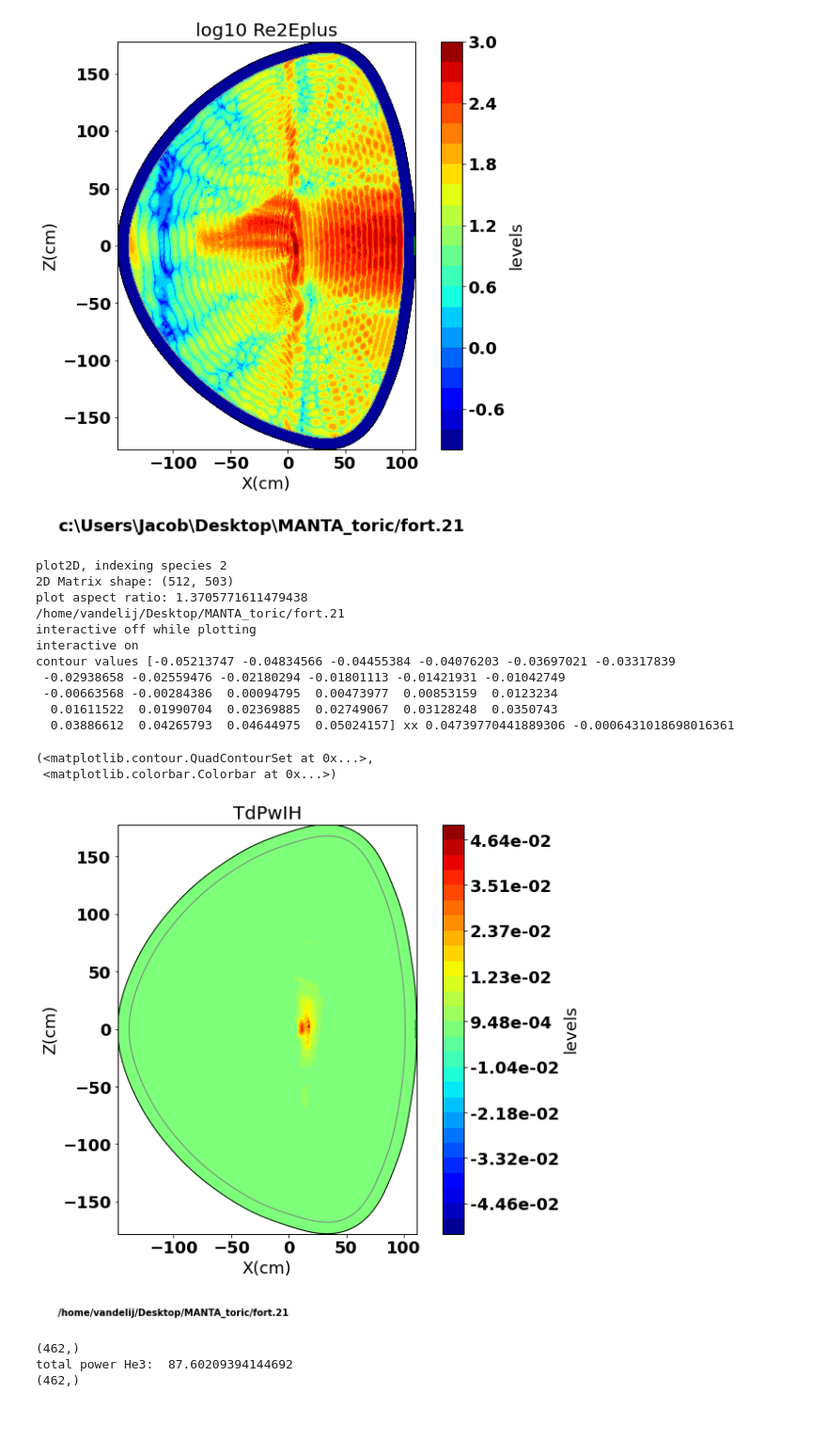
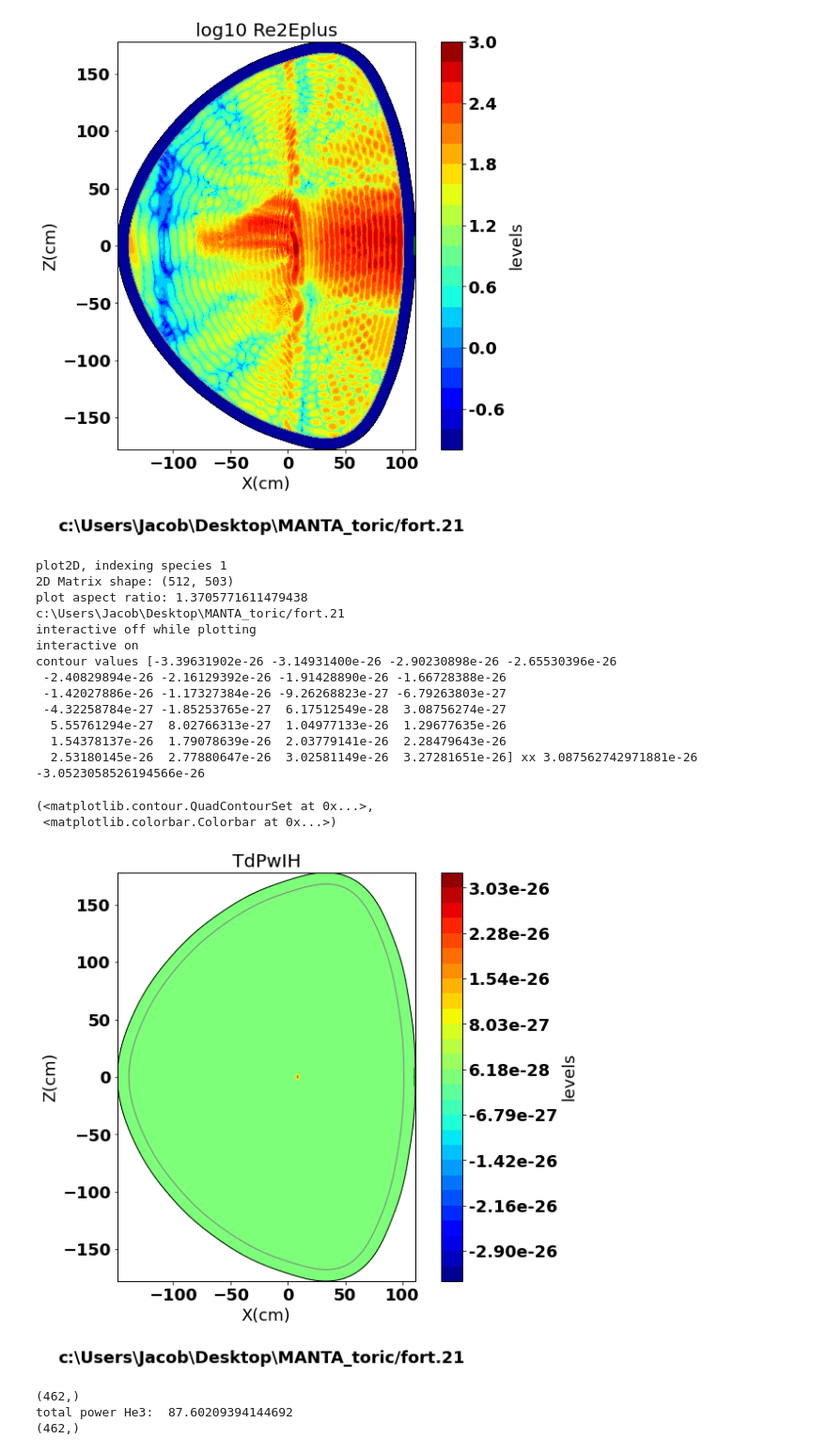
Before and after one commit to vandelij/MANTA_toric, a Jupyter notebook: process_toric_cql.ipynb, the cells around one changed output. Shown at 94% size. Saved outputs shown, nothing was run; the diff lists cells and outputs as text; code cells hidden in the pictures; blank space fills up the shorter version.

```diff
--- a/process_toric_cql.ipynb
+++ b/process_toric_cql.ipynb
@@ -168,22 +175,24 @@ contour values [-1.  -0.8 -0.6 -0.4 -0.2  0.   0.2  0.4  0.6  0.8  1.   1.2  1.4
  <matplotlib.colorbar.Colorbar at 0x...>)
 [figure]
 # %%
-toric.plot_2Dfield('TdPwIH',species=2)
+toric.plot_2Dfield('TdPwIH',species=1)
 # %% [output]
-plot2D, indexing species 2
+plot2D, indexing species 1
 2D Matrix shape: (512, 503)
 plot aspect ratio: 1.3705771611479438
-/home/vandelij/Desktop/MANTA_toric/fort.21
+c:\Users\Jacob\Desktop\MANTA_toric/fort.21
 interactive off while plotting
 interactive on
-contour values [-0.05213747 -0.04834566 -0.04455384 -0.04076203 -0.03697021 -0.03317839
- -0.02938658 -0.02559476 -0.02180294 -0.01801113 -0.01421931 -0.01042749
- -0.00663568 -0.00284386  0.00094795  0.00473977  0.00853159  0.0123234
-  0.01611522  0.01990704  0.02369885  0.02749067  0.03128248  0.0350743
-  0.03886612  0.04265793  0.04644975  0.05024157] xx 0.04739770441889306 -0.0006431018698016361
+contour values [-3.39631902e-26 -3.14931400e-26 -2.90230898e-26 -2.65530396e-26
+ -2.40829894e-26 -2.16129392e-26 -1.91428890e-26 -1.66728388e-26
+ -1.42027886e-26 -1.17327384e-26 -9.26268823e-27 -6.79263803e-27
+ -4.32258784e-27 -1.85253765e-27  6.17512549e-28  3.08756274e-27
+  5.55761294e-27  8.02766313e-27  1.04977133e-26  1.29677635e-26
+  1.54378137e-26  1.79078639e-26  2.03779141e-26  2.28479643e-26
+  2.53180145e-26  2.77880647e-26  3.02581149e-26  3.27281651e-26] xx 3.087562742971881e-26 -3.0523058526194566e-26
 (<matplotlib.contour.QuadContourSet at 0x...>,
  <matplotlib.colorbar.Colorbar at 0x...>)
-[figure, old version]
+[figure, new version]
 # %%
 # Plots the electron absorbed power from FW
 # %matplotlib inline
```
Also changed, not shown: parts of 2 cells of this notebook.
